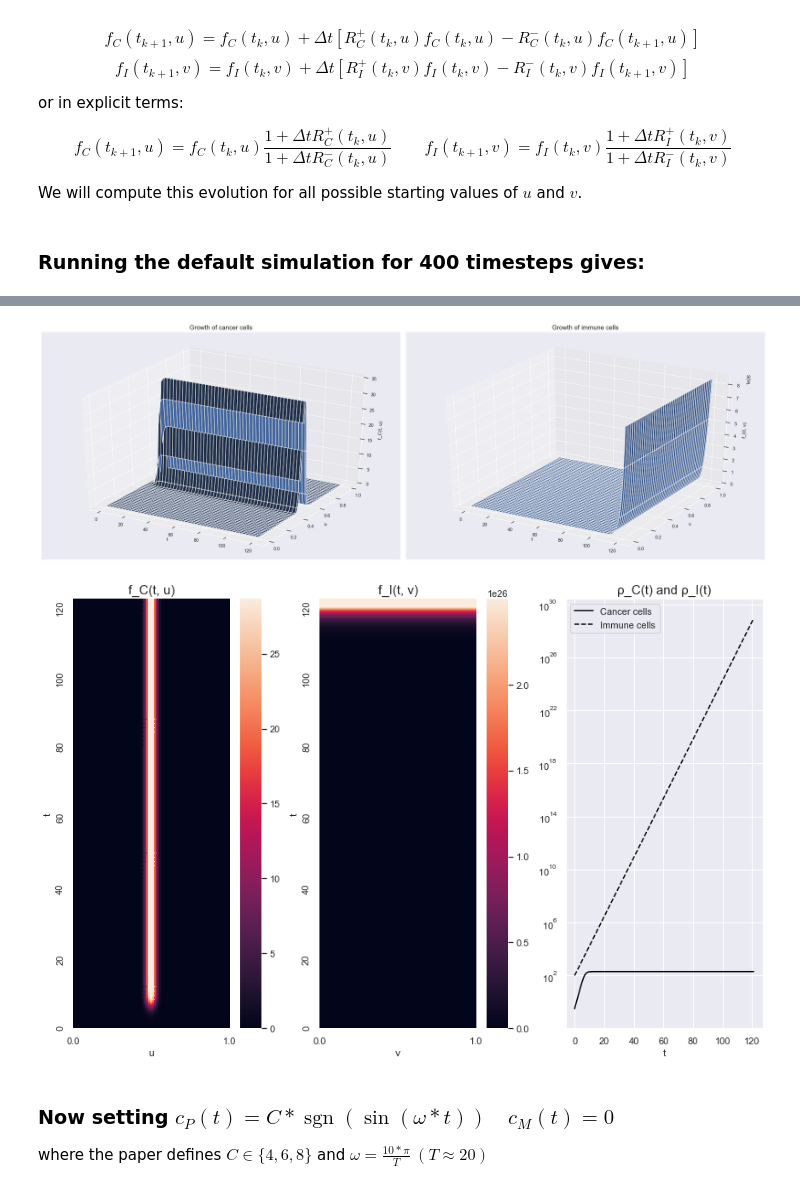
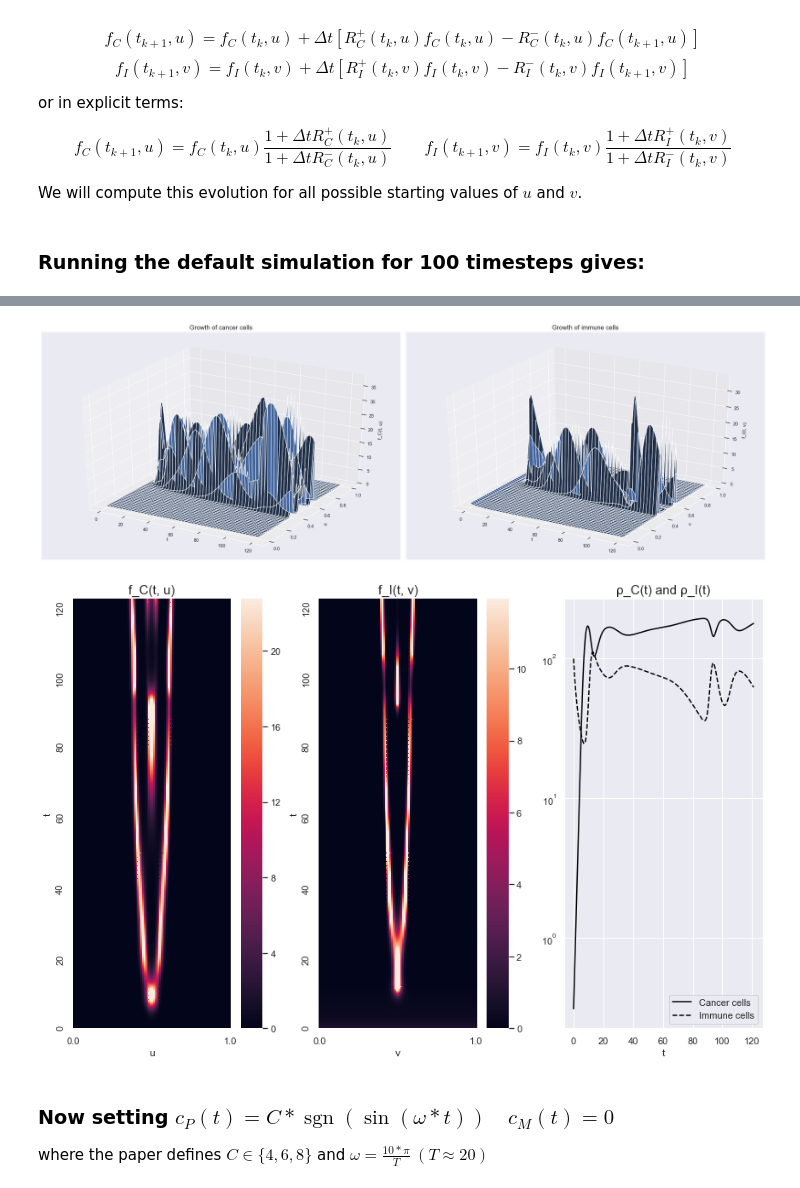
Before and after one commit to remuzel/Waiting-Time-Network-Effects, a Jupyter notebook: notebooks/Population Model of Competition.ipynb, the cells around one changed output, grey strips where cells are left out. Cells and saved outputs as stored; diff of their text form; code cells hidden in the pictures.

Commit message:
Fixed simulation - now reproducing most results

```diff
--- a/notebooks/Population Model of Competition.ipynb
+++ b/notebooks/Population Model of Competition.ipynb
@@ -94,18 +94,29 @@ def simulate_growth(N=100, t=121, delta_T=0.1,
     eta_theta_E = lambda u,v: np.exp(-theta_E*np.square(np.abs(u-v)))
     eta_theta_I = lambda u,v: np.exp(-theta_I*np.square(np.abs(u-v)))
 
-    R_C = lambda _f_C,u,_f_I: (kappa_C - mu_C*rho_C(_f_C*1/N)) - sum([eta_theta_I(u, v) * v * 1/N for v in _f_I])
-    R_I = lambda _f_I,v,_f_C, t: (sum([eta_theta_E(u, v) * u * 1/N for u in _f_C])  + kappa_C*c_P(t)) - mu_I/(1 + mu_M*c_M(t) * rho_I(_f_I*1/N))
+#     R_C = lambda _f_C,u,_f_I,V: (kappa_C - mu_C*rho_C(_f_C*1/N)) - sum([eta_theta_I(u, v) * fv * 1/N for (fv,v) in zip(_f_I,V)])
+#     R_I = lambda _f_I,v,_f_C,U, t: sum([eta_theta_E(u, v) * fu * 1/N for (fu,v) in zip(_f_C,U)])  + kappa_C*c_P(t) - mu_I/(1 + mu_M*c_M(t) * rho_I(_f_I*1/N))
+
+    def R_C(_f_C, u, _f_I, V):
+        competition = mu_C*rho_C(_f_C*1/N)
+        death_by_T_cell = sum([eta_theta_I(u, v) * fv * 1/N for (fv, v) in zip(_f_I, V)])
+        return kappa_C - competition - death_by_T_cell
+
+    def R_I(_f_I, v, _f_C, U, t):
+        clonal_expansion = sum([eta_theta_E(u, v) * fu * 1/N for (fu, u) in zip(_f_C, U)])
+        reduced_homeostatic_regulation = mu_I/(1 + mu_M*c_M(t)) * rho_I(_f_I*1/N)
+
+        return clonal_expansion + kappa_C*c_P(t) - reduced_homeostatic_regulation
 
     # Initial values of cancer and T cells
-    initial_values = np.linspace(0, 1, num=N)
+    UV = np.linspace(0, 1, num=N)
 
     # Apply the growth equation for each time step
     for i in tqdm(range(int(t/delta_T))):
 
         if i == 0:
-            cancer = np.array([[f_C(u) for u in initial_values]])
-            immune = np.array([[f_I(v) for v in initial_values]])
+            cancer = np.array([[f_C(u) for u in UV]])
+            immune = np.array([[f_I(v) for v in UV]])
             continue
 
         # Get f_*[t]
@@ -113,8 +124,8 @@ def simulate_growth(N=100, t=121, delta_T=0.1,
         _f_I = immune[-1]
 
         # Compute the increments
-        _R_C = [R_C(_f_C, u, _f_I) for u in _f_C]
-        _R_I = [R_I(_f_I, v, _f_C, i*delta_T) for v in _f_I]
+        _R_C = [R_C(_f_C, u, _f_I, UV) for u in UV]
+        _R_I = [R_I(_f_I, v, _f_C, UV, i*delta_T) for v in UV]
 
         # Get the positive and negative parts of _R_*
         p_R_C, n_R_C = split_positive_negative(_R_C)
@@ -125,15 +136,10 @@ def simulate_growth(N=100, t=121, delta_T=0.1,
         new_f_I = _f_I * (1 + delta_T*p_R_I) / (1 + delta_T*n_R_I)
 
         # Aggregate the results
-        cancer = np.concatenate((cancer, [new_f_C.clip(min=0)]))
-        immune = np.concatenate((immune, [new_f_I.clip(min=0)]))
+        cancer = np.concatenate((cancer, [new_f_C]))
+        immune = np.concatenate((immune, [new_f_I]))
 
-        print(f"Cancer: {np.mean(cancer)}")
-        print(f"Immune: {np.mean(immune)}", end="\n\n")
-        if np.isnan(cancer.min()) or np.isnan(cancer.max()):
-            return cancer[:-1], immune[:-1], initial_values, i*delta_T
-
-    return cancer, immune, initial_values, t
+    return cancer, immune, UV
 
 def split_positive_negative(values):
     """ Splits the input list into a list of its positives and negatives """
@@ -142,7 +148,7 @@ def split_positive_negative(values):
         p, n = (0, 0) if v == 0 else ((1, 0) if v > 0 else (0, 1))
         positive.append(v if p else 0)
         negative.append(v if n else 0)
-    return np.array(positive), np.array(negative)
+    return np.array(positive), -np.array(negative)
 
 def plot_growth_surface(cancer, immune, initial_values, t=121):
 
@@ -246,9 +252,9 @@ def plot_growth_cmap(cancer, immune, initial_values, t=121):
     # Show entire figure
     plt.show()
 # %% [markdown]
-### Running the default simulation for 400 timesteps gives:
+### Running the default simulation for 100 timesteps gives:
 # %%
-# cancer, immune, initial_values = simulate_growth(N=100)
+cancer, immune, initial_values = simulate_growth()
 plot_growth_surface(cancer, immune, initial_values)
 plot_growth_cmap(cancer, immune, initial_values)
 # %% [output]
@@ -255,5 +262,5 @@ plot_growth_cmap(cancer, immune, initial_values)
-[figure, old version]
+[figure, new version]
-[figure, old version]
+[figure, new version]
 # %% [markdown]
 ### Now setting $c_P(t) = C*\operatorname{sgn}(\sin(\omega*t)) \quad c_M(t) = 0$
 
```
Also changed, not shown: parts of 4 cells of this notebook.
